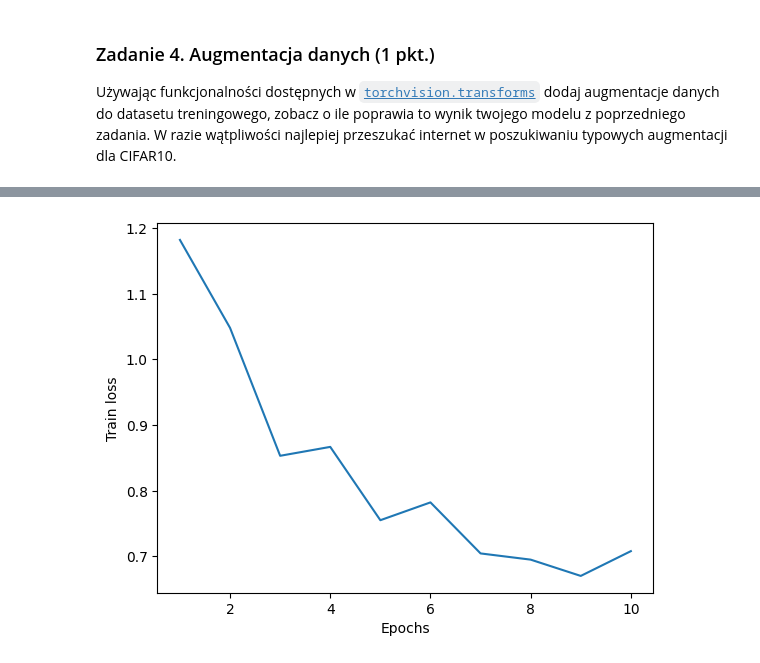
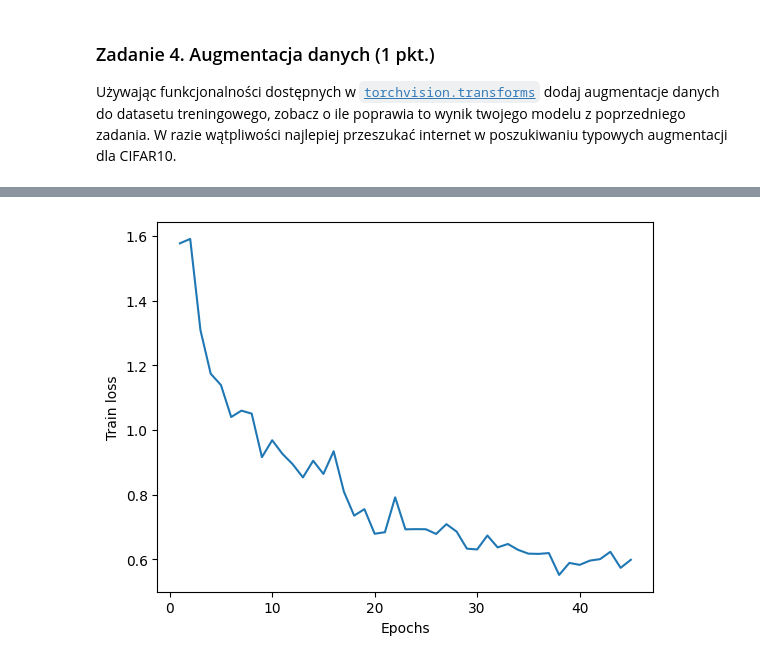
Before and after one commit to illiadovhalenko/ml2024-25, a Jupyter notebook: lab/03_cnn.ipynb, the cells around one changed output, grey strips where cells are left out. Drawn from its saved outputs; the diff is of its cells as text; code cells hidden in the pictures.

```diff
--- a/lab/03_cnn.ipynb
+++ b/lab/03_cnn.ipynb
@@ -384,7 +384,7 @@ test_dataset = CIFAR10(root='.',
                        transform=transform)
 
 
-train_loader = DataLoader(train_dataset, batch_size=32, shuffle=True, num_workers=10)
+train_loader = DataLoader(train_dataset, batch_size=128, shuffle=True, num_workers=10)
 test_loader = DataLoader(test_dataset, batch_size=5000, shuffle=False, num_workers=10)
 # %% [output]
 Files already downloaded and verified
@@ -495,24 +495,30 @@ Używając funkcjonalności dostępnych w [`torchvision.transforms`](https://pyt
 from torchvision import transforms
 
 # tutaj dodaj wybrane augumentcje danych treningowych i załaduj testowe
-transformRandom =Compose([
+transformTrain = Compose([
+    transforms.RandomCrop(32, 4),
+    transforms.Resize((32, 32)),
     transforms.RandomHorizontalFlip(),
-    transforms.RandomCrop(32, 4),
     ToTensor(),
-    Normalize((0.5, 0.5, 0.5), (0.5, 0.5, 0.5))])
+    Normalize((0.4914, 0.4822, 0.4465), (0.2023, 0.1994, 0.2010))])
+
+transformTest = Compose([
+    transforms.Resize((32, 32)),
+    ToTensor(),
+    Normalize((0.4914, 0.4822, 0.4465), (0.2023, 0.1994, 0.2010))])
 
 train_dataset = CIFAR10(root='.',
                         train=True,
                         download=True,
-                        transform=transformRandom)
+                        transform=transformTrain)
 
 test_dataset = CIFAR10(root='.',
                        train=False,
                        download=True,
-                       transform=transformRandom)
+                       transform=transformTest)
 
 
-train_loader = DataLoader(train_dataset, batch_size=32, shuffle=True, num_workers=10)
+train_loader = DataLoader(train_dataset, batch_size= 128, shuffle=True, num_workers=10)
 test_loader = DataLoader(test_dataset, batch_size=5000, shuffle=False, num_workers=10)
 
 
@@ -521,8 +527,8 @@ print(f"Using device: {device}")
 model = CNN().to(device)
 
 #hyperparameters
-epochs = 10
-lr = 0.001
+epochs = 45
+lr = 0.0001
 loss_fun = torch.nn.CrossEntropyLoss()
 optimizer = torch.optim.Adam(model.parameters(), lr=lr)
 
@@ -582 +588 @@ Test loss = 0.6991810500621796
-[figure, old version]
+[figure, new version]
```
Also changed, not shown: parts of 4 cells of this notebook.
